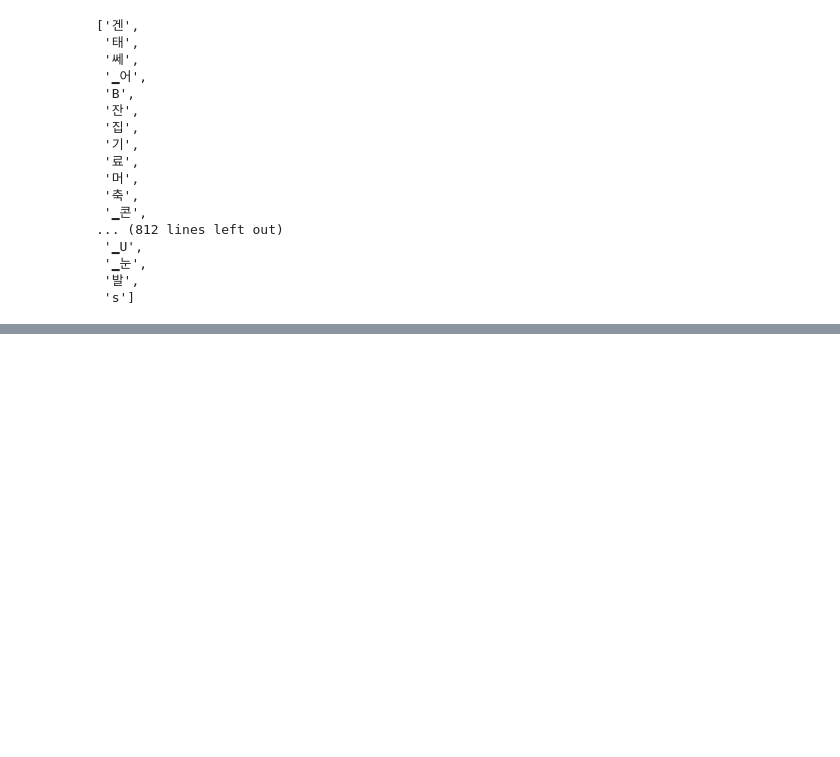
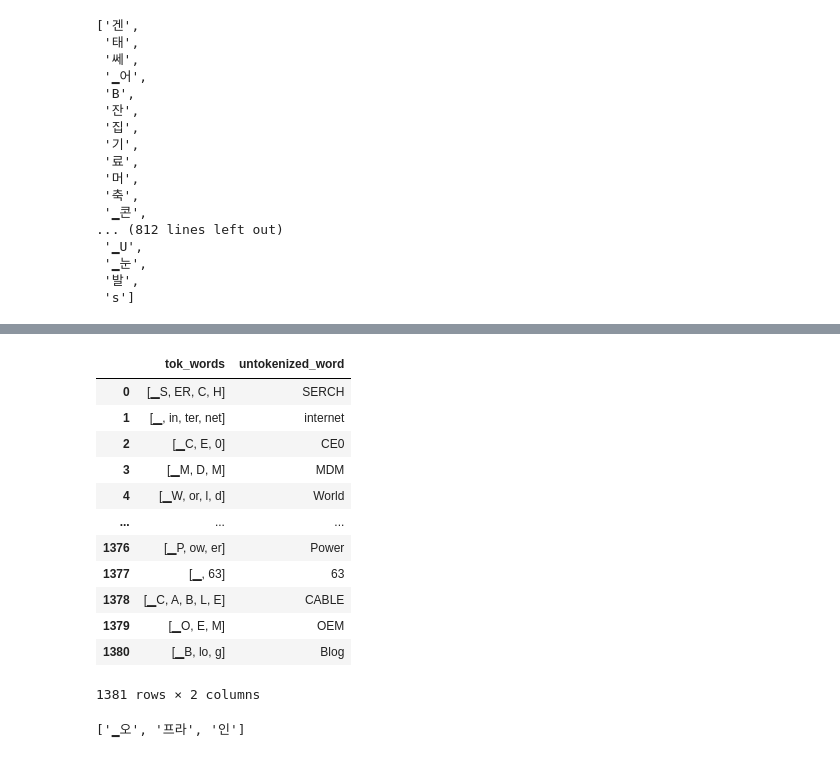
Before and after one commit to JuNoe2020/bax_project, a Jupyter notebook: data_cleansing/make_untokenized_words_list.ipynb, the cells around one changed output, grey strips where cells are left out. Saved outputs shown, nothing was run; the diff lists cells and outputs as text; code cells hidden in the pictures; blank space fills up the shorter version.

```diff
--- a/data_cleansing/make_untokenized_words_list.ipynb
+++ b/data_cleansing/make_untokenized_words_list.ipynb
@@ -275,0 +352,5 @@ modifying_list
+# %%
+segmented_words_list = list(segmented_words)
+concat_words = ""
+for word in segmented_words_list:
+    concat_words += word
@@ -275,0 +361,3 @@ modifying_list
+# %%
+result = p.findall(concat_words)
+print(result)
@@ -275,0 +366,9 @@ modifying_list
+# %%
+tok_words = []
+untokenized_words = []
+for i in result:
+#     print(i)
+    if len(tok(i)) > 1:
+        print(tok(i))
+        tok_words.append(tok(i))
+        untokenized_words.append(i)
@@ -275,0 +433,19 @@ modifying_list
+# %%
+data = {"tok_words":tok_words, "untokenized_word" : untokenized_words}
+untokenized_eng_df = pd.DataFrame(data)
+# %%
+untokenized_eng_df
+# %% [output]
+|  | tok_words | untokenized_word |
+| 0 | [▁S, ER, C, H] | SERCH |
+| 1 | [▁, in, ter, net] | internet |
+| 2 | [▁C, E, 0] | CE0 |
+| 3 | [▁M, D, M] | MDM |
+| 4 | [▁W, or, l, d] | World |
+| ... | ... | ... |
+| 1376 | [▁P, ow, er] | Power |
+| 1377 | [▁, 63] | 63 |
+| 1378 | [▁C, A, B, L, E] | CABLE |
+| 1379 | [▁O, E, M] | OEM |
+| 1380 | [▁B, lo, g] | Blog |
+1381 rows × 2 columns
@@ -275,0 +454,4 @@ modifying_list
+# %%
+tok('오프라인')
+# %% [output]
+['▁오', '프라', '인']
```
Also changed, not shown: parts of 21 cells of this notebook.
